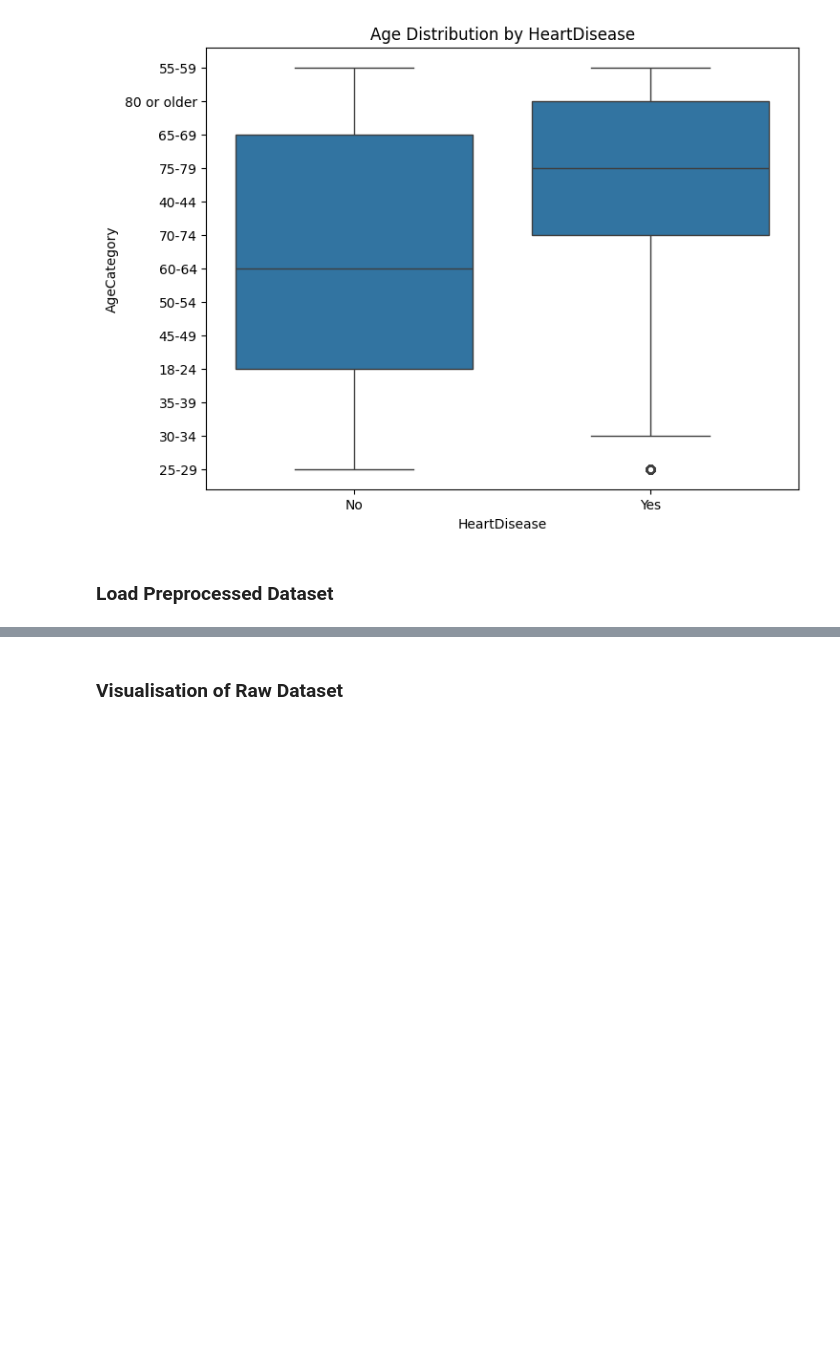
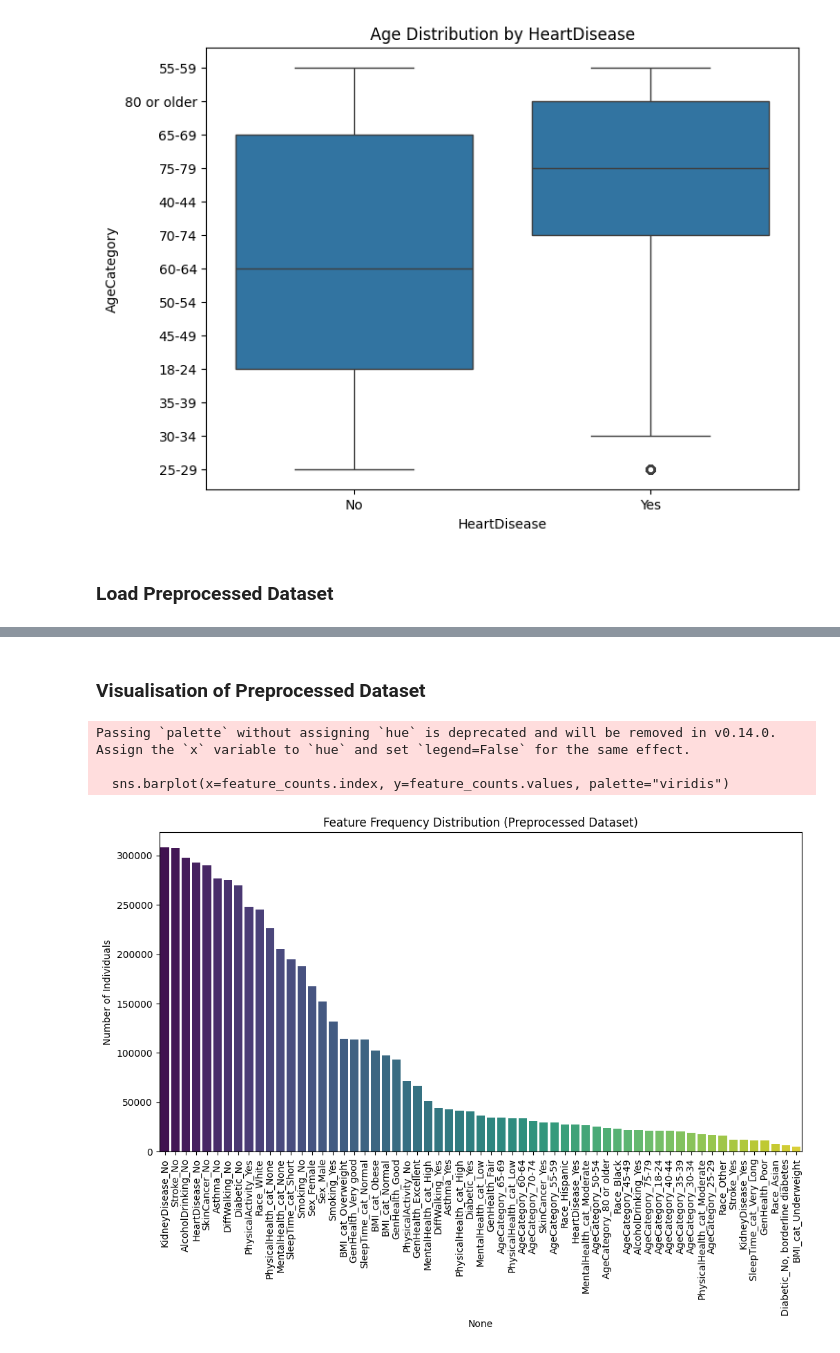
Before and after one commit to kay-16/CSC172-AssociationMining-Reambonanza, a Jupyter notebook: heart_disease_associationmining/notebook/EDA.ipynb, the cells around one changed output, grey strips where cells are left out. Drawn from its saved outputs; the diff is of its cells as text; code cells hidden in the pictures; blank space fills up the shorter version.

Commit message:
Added visualisation for intial preprocessed data

```diff
--- a/heart_disease_associationmining/notebook/EDA.ipynb
+++ b/heart_disease_associationmining/notebook/EDA.ipynb
@@ -163,3 +163,8 @@ plt.show()
 [figure]
 # %% [markdown]
 ### Load Preprocessed Dataset
+# %%
+df_preprocessed = pd.read_csv(r'C:\Users\Admin\Documents\dataset_association_mining\heart_disease_preprocessed.csv')
+
+print(df_preprocessed.head())
+print(df_preprocessed.shape)
@@ -166,2 +189,17 @@ plt.show()
 # %% [markdown]
-### Visualisation of Raw Dataset
+### Visualisation of Preprocessed Dataset
+# %%
+# Sum each column to get frequency
+feature_counts = df_preprocessed.sum().sort_values(ascending=False)
+
+plt.figure(figsize=(12,6))
+sns.barplot(x=feature_counts.index, y=feature_counts.values, palette="viridis")
+plt.xticks(rotation=90)
+plt.ylabel("Number of Individuals")
+plt.title("Feature Frequency Distribution (Preprocessed Dataset)")
+plt.show()
+# %% [output]
+Passing `palette` without assigning `hue` is deprecated and will be removed in v0.14.0. Assign the `x` variable to `hue` and set `legend=False` for the same effect.
+
+  sns.barplot(x=feature_counts.index, y=feature_counts.values, palette="viridis")
+[figure, added]
```
Also changed, not shown: parts of 3 cells of this notebook.
